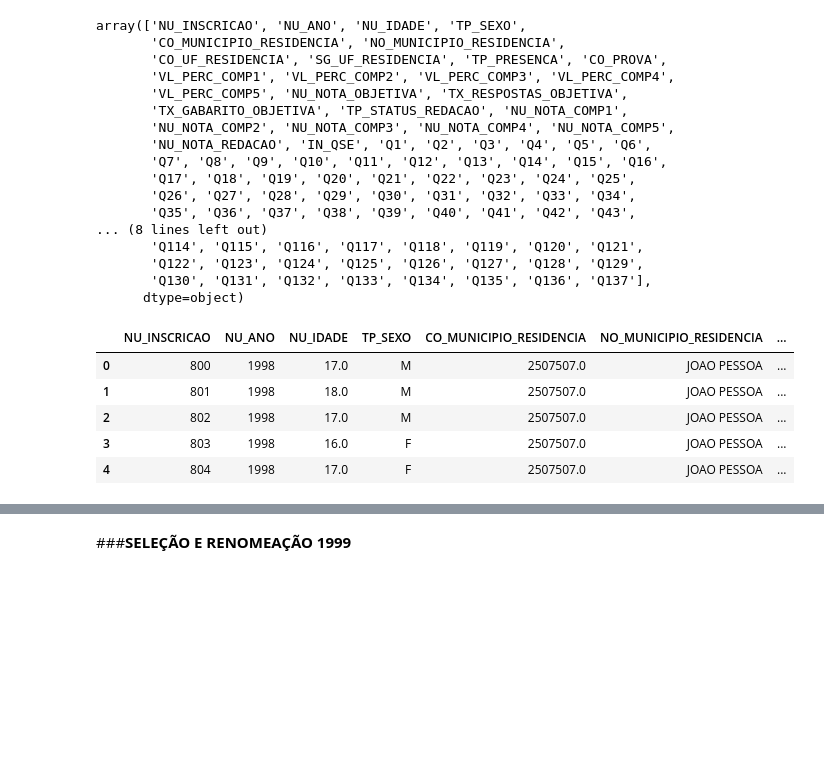
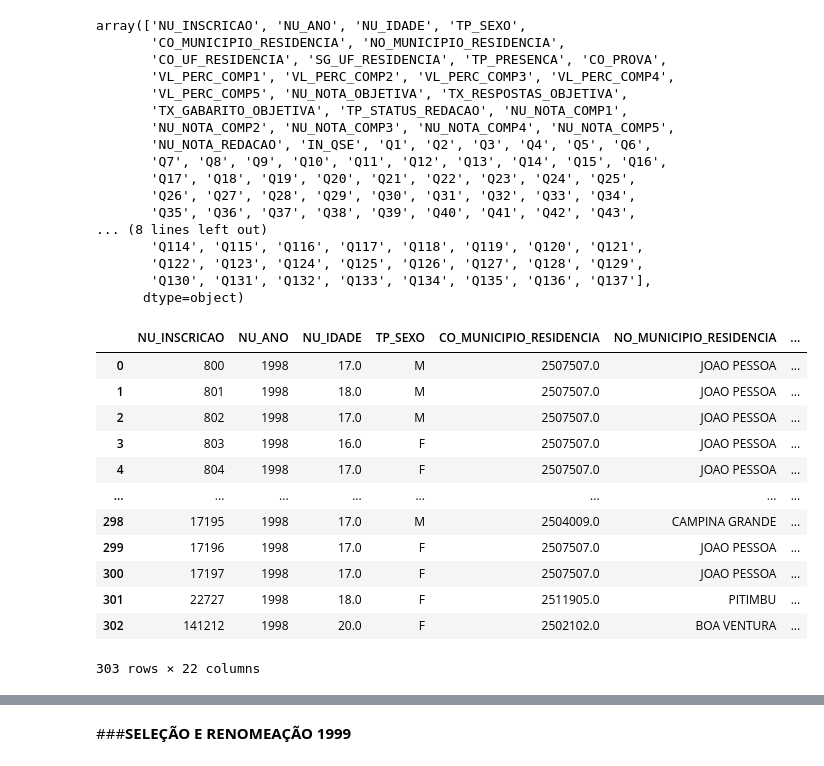
Before and after one commit to mariaeco/ICD_project_Maria, a Jupyter notebook: ProjetoICD_OrganizacaoDadosTemporal.ipynb, the cells around one changed output, grey strips where cells are left out. Drawn from its saved outputs; the diff is of its cells as text; code cells hidden in the pictures; blank space fills up the shorter version.

```diff
--- a/ProjetoICD_OrganizacaoDadosTemporal.ipynb
+++ b/ProjetoICD_OrganizacaoDadosTemporal.ipynb
@@ -122,27 +122,19 @@ selecionadas_ano = ['NU_INSCRICAO', 'NU_ANO', 'NU_IDADE', 'TP_SEXO',
        'NU_NOTA_COMP2', 'NU_NOTA_COMP3', 'NU_NOTA_COMP4', 'NU_NOTA_COMP5',
        'NU_NOTA_REDACAO', 'Q10','Q12','Q7','Q123','Q120']
 enem_ano = pd.read_csv(f'/content/drive/MyDrive/Colab Notebooks/DadosEnem/enem_{ano}_PB.csv',sep=',',encoding='ISO-8859-1', usecols=selecionadas_ano);
-# %%
-enem_ano.rename(columns = {'Q10': 'Q1',
-                           'Q12':'Q2',
-                           'Q7':'Q5',
-                           'Q123':'Q24',
-                           'Q120':'Q6'}, inplace = True)
-
-enem_ano['NU_NOTA_OBJETIVA']=enem_ano['NU_NOTA_OBJETIVA']*10
-enem_ano['NU_NOTA_COMP1']=enem_ano['NU_NOTA_COMP1']*10
-enem_ano['NU_NOTA_COMP2']=enem_ano['NU_NOTA_COMP2']*10
-enem_ano['NU_NOTA_COMP3']=enem_ano['NU_NOTA_COMP3']*10
-enem_ano['NU_NOTA_COMP4']=enem_ano['NU_NOTA_COMP4']*10
-enem_ano['NU_NOTA_COMP5']=enem_ano['NU_NOTA_COMP5']*10
-enem_ano['NU_NOTA_REDACAO']=enem_ano['NU_NOTA_REDACAO']*10
-
-enem_1998 = enem_ano
-enem_1998.head()
-# %% [output]
-|  | NU_INSCRICAO | NU_ANO | NU_IDADE | TP_SEXO | CO_MUNICIPIO_RESIDENCIA | NO_MUNICIPIO_RESIDENCIA | ... |
-| 0 | 800 | 1998 | 17.0 | M | 2507507.0 | JOAO PESSOA | ... |
-| 1 | 801 | 1998 | 18.0 | M | 2507507.0 | JOAO PESSOA | ... |
-| 2 | 802 | 1998 | 17.0 | M | 2507507.0 | JOAO PESSOA | ... |
-| 3 | 803 | 1998 | 16.0 | F | 2507507.0 | JOAO PESSOA | ... |
-| 4 | 804 | 1998 | 17.0 | F | 2507507.0 | JOAO PESSOA | ... |
+# %%
+enem_ano
+# %% [output]
+|  | NU_INSCRICAO | NU_ANO | NU_IDADE | TP_SEXO | CO_MUNICIPIO_RESIDENCIA | NO_MUNICIPIO_RESIDENCIA | ... |
+| 0 | 800 | 1998 | 17.0 | M | 2507507.0 | JOAO PESSOA | ... |
+| 1 | 801 | 1998 | 18.0 | M | 2507507.0 | JOAO PESSOA | ... |
+| 2 | 802 | 1998 | 17.0 | M | 2507507.0 | JOAO PESSOA | ... |
+| 3 | 803 | 1998 | 16.0 | F | 2507507.0 | JOAO PESSOA | ... |
+| 4 | 804 | 1998 | 17.0 | F | 2507507.0 | JOAO PESSOA | ... |
+| ... | ... | ... | ... | ... | ... | ... | ... |
+| 298 | 17195 | 1998 | 17.0 | M | 2504009.0 | CAMPINA GRANDE | ... |
+| 299 | 17196 | 1998 | 17.0 | F | 2507507.0 | JOAO PESSOA | ... |
+| 300 | 17197 | 1998 | 17.0 | F | 2507507.0 | JOAO PESSOA | ... |
+| 301 | 22727 | 1998 | 18.0 | F | 2511905.0 | PITIMBU | ... |
+| 302 | 141212 | 1998 | 20.0 | F | 2502102.0 | BOA VENTURA | ... |
+303 rows × 22 columns
```
Also changed, not shown: parts of 53 cells of this notebook.
